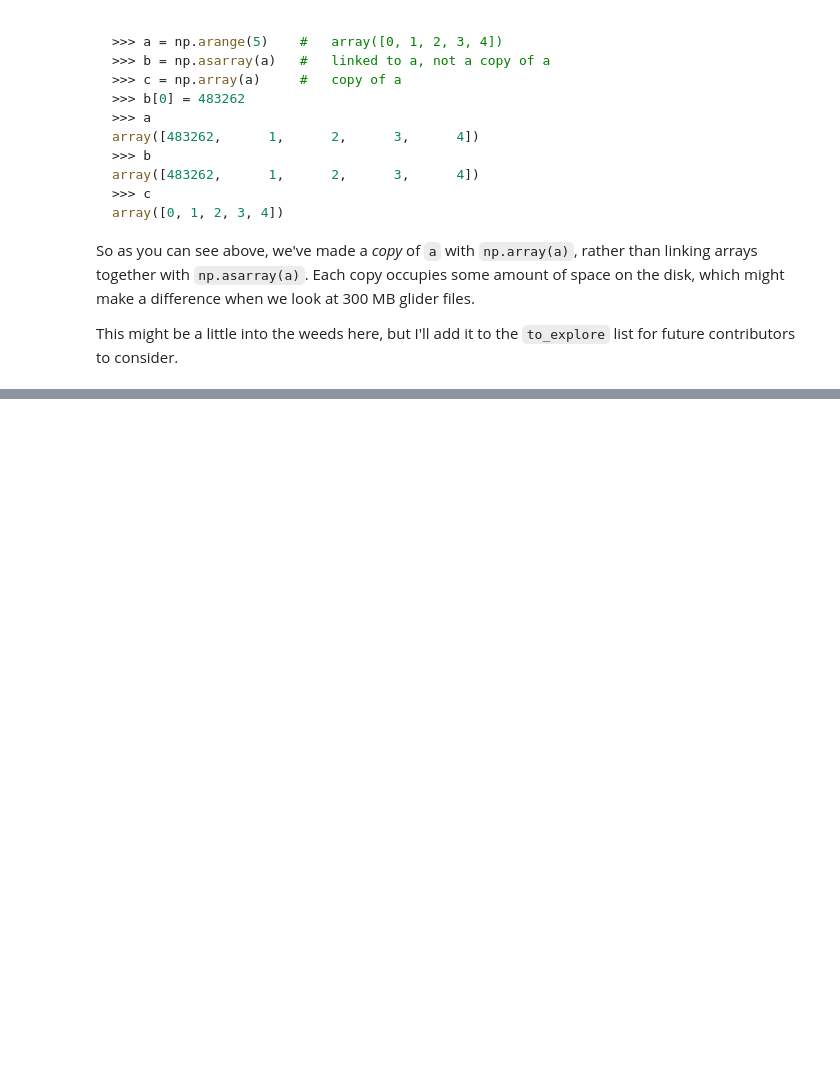
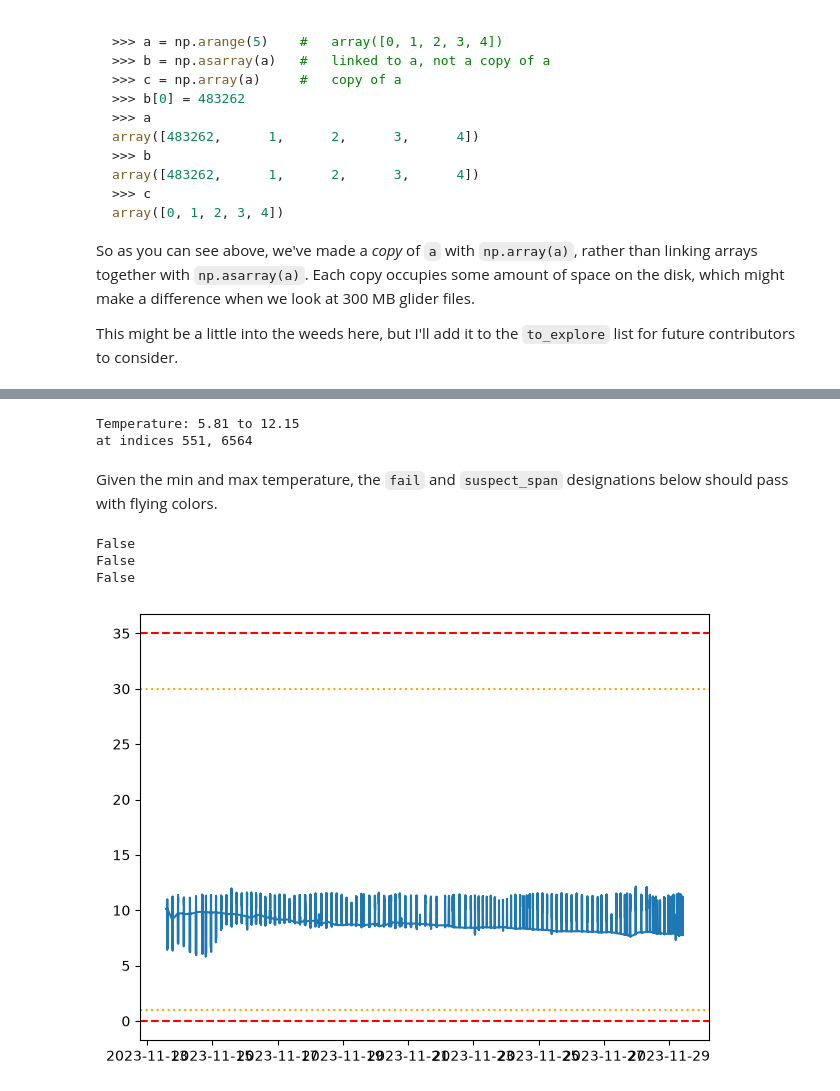
Before and after one commit to Klankers/mau_gsoc_qartod, a Jupyter notebook: deliverable_2.ipynb, the cells around one changed output, grey strips where cells are left out. Drawn from its saved outputs; the diff is of its cells as text; code cells hidden in the pictures; blank space fills up the shorter version.

```diff
--- a/deliverable_2.ipynb
+++ b/deliverable_2.ipynb
@@ -3904,0 +4214,21 @@ This might be a little into the weeds here, but I'll add it to the `to_explore`
+# %%
+import matplotlib.pyplot as plt
+import numpy as np
+import xarray as xr
+
+data_path = "/home/aaron-mau/Code/gsoc/SEA063_20231113T1357_R.nc"
+data = xr.load_dataset(data_path)
+class QartodFlags:
+    """Primary flags for QARTOD."""
+    GOOD = 1
+    UNKNOWN = 2
+    SUSPECT = 3
+    FAIL = 4
+    MISSING = 9
+
+from ioos_qc.utils import add_flag_metadata, isfixedlength
+from collections import namedtuple
+from collections.abc import Sequence
+from numbers import Real
+import warnings
+span = namedtuple("Span", "minv maxv")
@@ -3904,0 +4310,31 @@ This might be a little into the weeds here, but I'll add it to the `to_explore`
+# %%
+print(f"Temperature: {data.TEMP.min().item():.2f} to {data.TEMP.max().item():.2f}")
+print(f"at indices {np.where(data.TEMP == data.TEMP.min())[0].item()}, {np.where(data.TEMP == data.TEMP.max())[0].item()}")
+# %% [output]
+Temperature: 5.81 to 12.15
+at indices 551, 6564
+# %% [markdown]
+Given the min and max temperature, the `fail` and `suspect_span` designations below should pass with flying colors.
+# %%
+fail_span = (0, 35)
+suspect_span = (1, 30)
+flags = gross_range_test(inp = data.TEMP, fail_span=fail_span, suspect_span=suspect_span)
+print(any(flags == 9))
+print(any(flags == 4))
+print(any(flags == 3))
+# %% [output]
+False
+False
+False
+# %%
+#   Plot it all up for context
+fig, axs = plt.subplots()
+axs.plot(data.TIME, data.TEMP)
+axs.axhline(fail_span[0], color="red", linestyle="--", label="Fail")
+axs.axhline(fail_span[1], color="red", linestyle="--")
+
+axs.axhline(suspect_span[0], color="orange", linestyle=":", label="Suspect")
+axs.axhline(suspect_span[1], color="orange", linestyle=":")
+plt.tight_layout()
+# %% [output]
+[figure, added]
```
Also changed, not shown: parts of 23 cells of this notebook, 1 other file.
